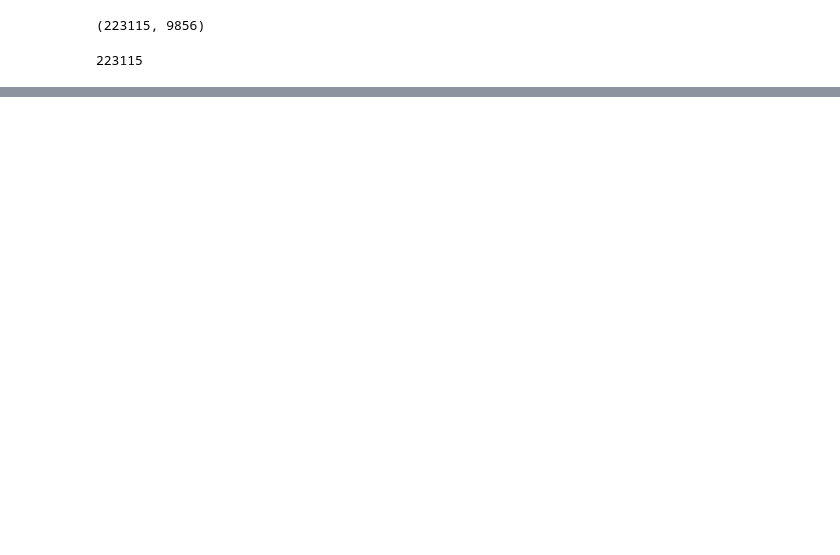
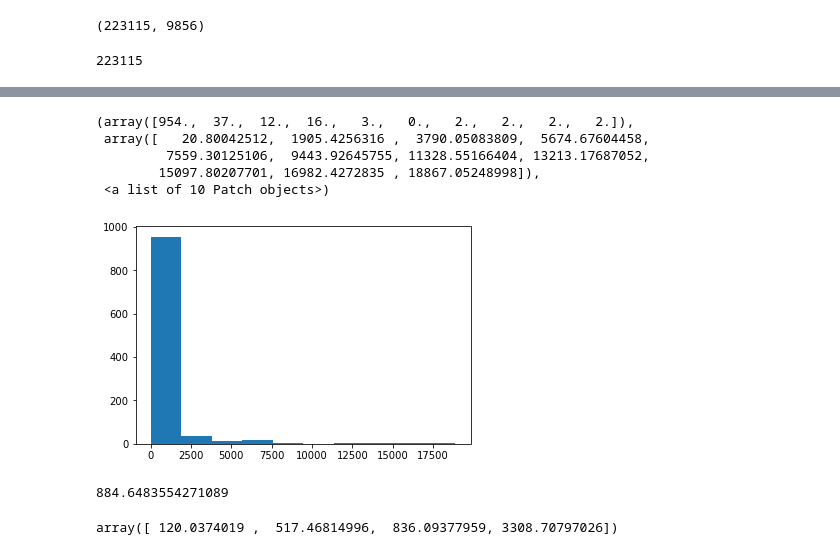
Before and after one commit to azspark/gd_truck, a Jupyter notebook: toll_analysis.ipynb, the cells around one changed output, grey strips where cells are left out. Saved outputs shown, nothing was run; the diff lists cells and outputs as text; code cells hidden in the pictures; blank space fills up the shorter version.

```diff
--- a/toll_analysis.ipynb
+++ b/toll_analysis.ipynb
@@ -16,9 +18,10 @@ with open('config.json', 'r') as f:
 rn_path = config['roadnetwork_path']
 poi_toll_path = config['poi_toll_path']
 rn = RoadNetwork(rn_path, check_node_consistency=True)
+toll = POITolls(poi_toll_path)
 # %%
-intersections = rn.get_highway_intersections_coords()
-len(rn.nodes), len(intersections)
+intersection_set= rn.get_highway_intersections_coords()
+len(rn.nodes), len(intersection_set)
 # %% [output]
 (223115, 9856)
 # %%
@@ -36,2 +40,22 @@ plot_points(intersections[:200])
 # %% [output]
 [interactive output not drawn]
+# %%
+neareaset_node_set, distances_to_neareast_node = toll.nearest_nodes(intersection_set, k=1, return_distance=True)
+# %%
+import matplotlib.pyplot as plt
+plt.hist(distances_to_neareast_node)
+# %% [output]
+(array([954.,  37.,  12.,  16.,   3.,   0.,   2.,   2.,   2.,   2.]),
+ array([   20.80042512,  1905.4256316 ,  3790.05083809,  5674.67604458,
+         7559.30125106,  9443.92645755, 11328.55166404, 13213.17687052,
+        15097.80207701, 16982.4272835 , 18867.05248998]),
+ <a list of 10 Patch objects>)
+[figure, added]
+# %%
+np.mean(distances_to_neareast_node)
+# %% [output]
+884.6483554271089
+# %%
+np.percentile(distances_to_neareast_node, [5, 50, 80,95])
+# %% [output]
+array([ 120.0374019 ,  517.46814996,  836.09377959, 3308.70797026])
```
Also changed, not shown: parts of 23 cells of this notebook, 6 other files.
